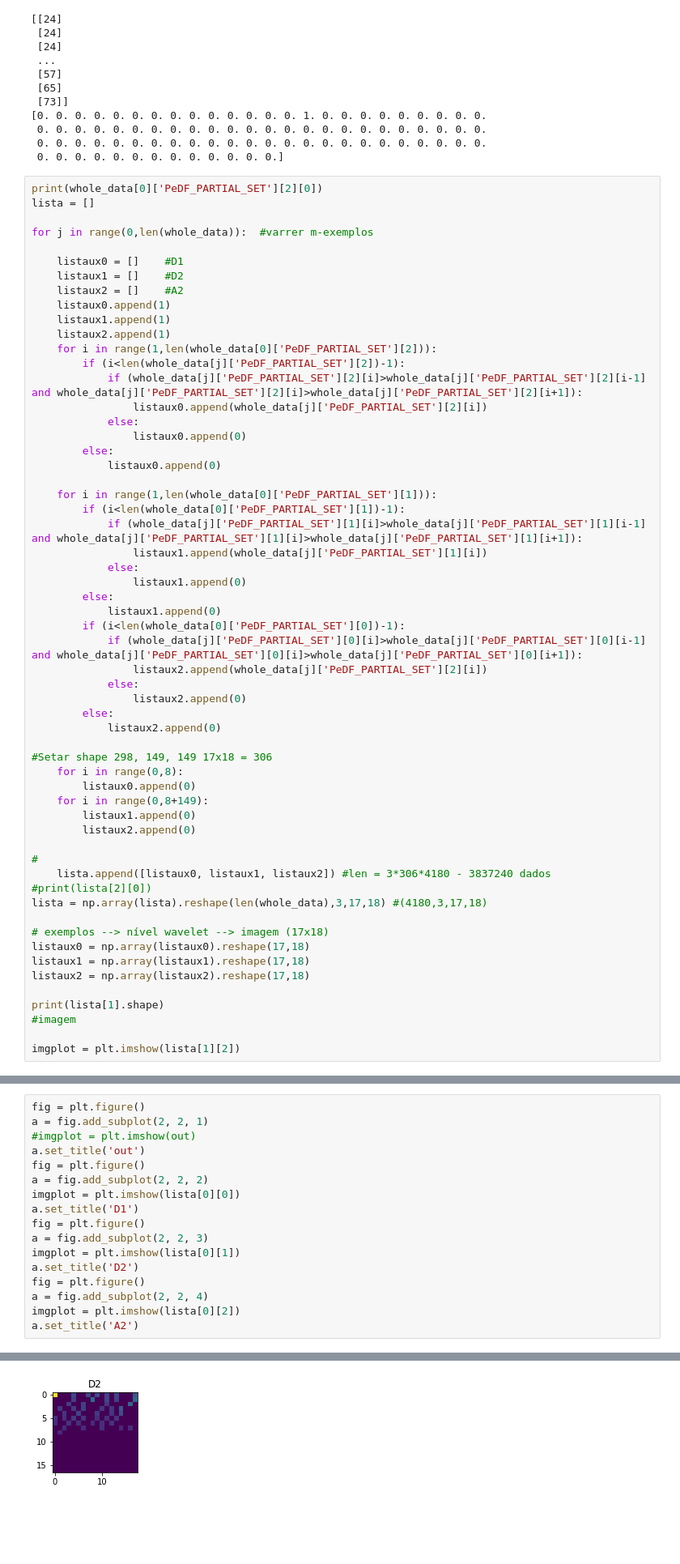
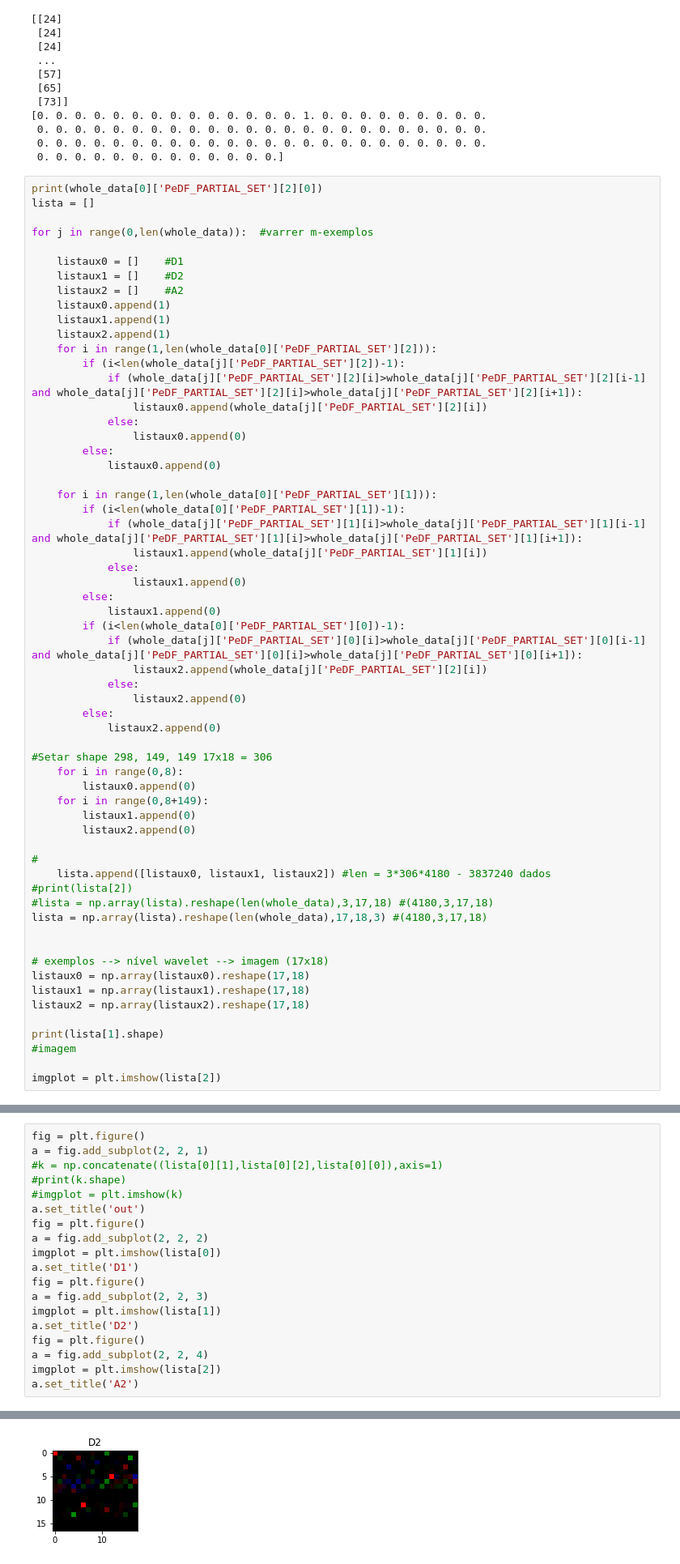
Before and after one commit to GPAD-UFBA/CNNPeDF, a Jupyter notebook: CNNfit.ipynb, the cells around one changed output, grey strips where cells are left out. Shown at 81% size. Cells and saved outputs as stored; diff of their text form; blank space fills up the shorter version.

```diff
--- a/CNNfit.ipynb
+++ b/CNNfit.ipynb
@@ -161,8 +161,10 @@ for j in range(0,len(whole_data)):  #varrer m-exemplos
 
 #
     lista.append([listaux0, listaux1, listaux2]) #len = 3*306*4180 - 3837240 dados
-#print(lista[2][0])
-lista = np.array(lista).reshape(len(whole_data),3,17,18) #(4180,3,17,18)
+#print(lista[2])
+#lista = np.array(lista).reshape(len(whole_data),3,17,18) #(4180,3,17,18)
+lista = np.array(lista).reshape(len(whole_data),17,18,3) #(4180,3,17,18)
+
 
 # exemplos --> nível wavelet --> imagem (17x18)
 listaux0 = np.array(listaux0).reshape(17,18)
@@ -172,6 +174,6 @@ listaux2 = np.array(listaux2).reshape(17,18)
 print(lista[1].shape)
 #imagem
 
-imgplot = plt.imshow(lista[1][2])
+imgplot = plt.imshow(lista[2])
 # %% [output]
 1.0
@@ -180,19 +182,21 @@ imgplot = plt.imshow(lista[1][2])
 # %%
 fig = plt.figure()
 a = fig.add_subplot(2, 2, 1)
-#imgplot = plt.imshow(out)
+#k = np.concatenate((lista[0][1],lista[0][2],lista[0][0]),axis=1)
+#print(k.shape)
+#imgplot = plt.imshow(k)
 a.set_title('out')
 fig = plt.figure()
 a = fig.add_subplot(2, 2, 2)
-imgplot = plt.imshow(lista[0][0])
+imgplot = plt.imshow(lista[0])
 a.set_title('D1')
 fig = plt.figure()
 a = fig.add_subplot(2, 2, 3)
-imgplot = plt.imshow(lista[0][1])
+imgplot = plt.imshow(lista[1])
 a.set_title('D2')
 fig = plt.figure()
 a = fig.add_subplot(2, 2, 4)
-imgplot = plt.imshow(lista[0][2])
+imgplot = plt.imshow(lista[2])
 a.set_title('A2')
 # %% [output]
 Text(0.5,1,'A2')
@@ -201 +205 @@ Text(0.5,1,'A2')
-[figure, old version]
+[figure, new version]
```
Also changed, not shown: parts of 15 cells of this notebook, 1 other file.
